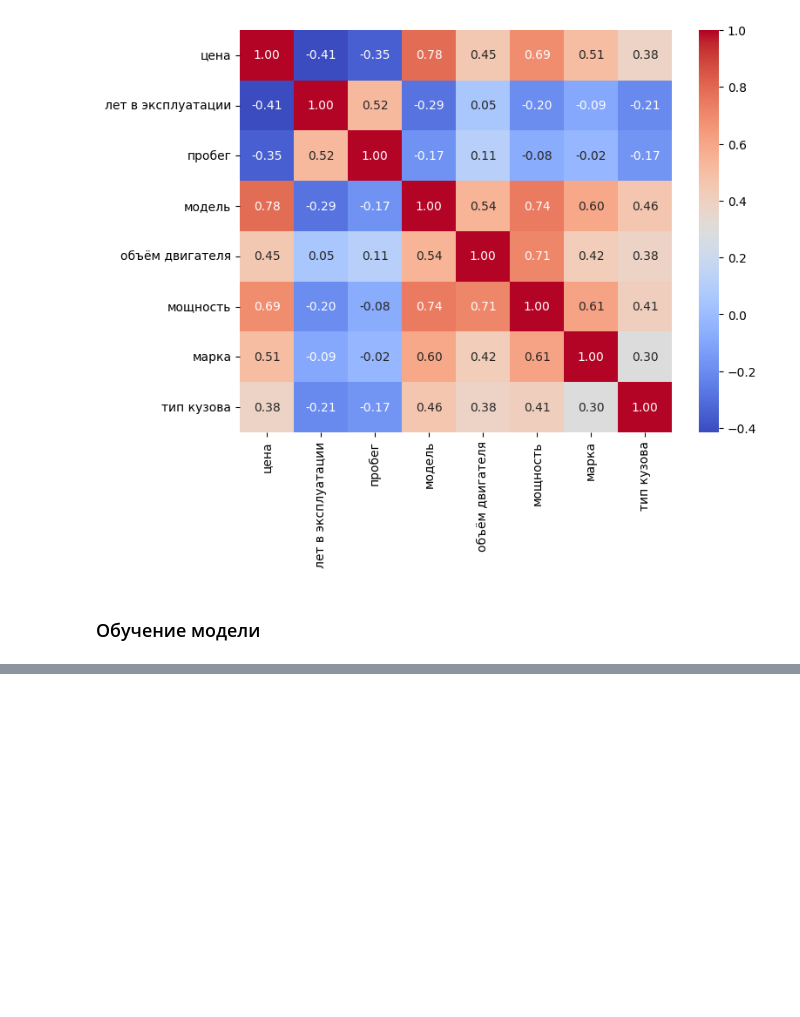
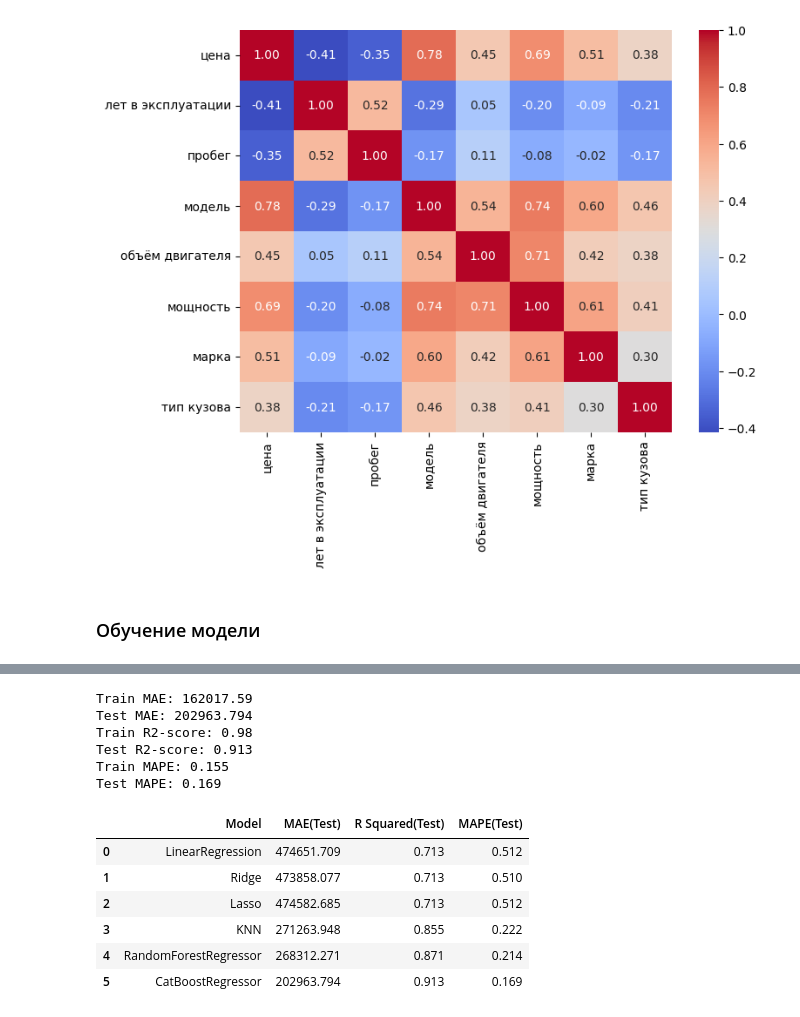
Before and after one commit to DmitryKolbanov/data-science-projects, a Jupyter notebook: car_price/notebooks/car_price_prediction.ipynb, the cells around one changed output, grey strips where cells are left out. Drawn from its saved outputs; the diff is of its cells as text; code cells hidden in the pictures; blank space fills up the shorter version.

```diff
--- a/car_price/notebooks/car_price_prediction.ipynb
+++ b/car_price/notebooks/car_price_prediction.ipynb
@@ -276,0 +277,36 @@ ValueError: numpy.dtype size changed, may indicate binary incompatibility. Expec
+# %%
+# напишем функцию для вывода и сохранения метрик модели
+from sklearn.metrics import mean_absolute_error, r2_score, mean_absolute_percentage_error
+
+MAE_train = []
+MAE_test = []
+R2_train = []
+R2_test = []
+MAPE_train = []
+MAPE_test = []
+
+def car_pred_model(model):
+    model.fit(X_train, y_train)
+
+    y_pred_train = model.predict(X_train)
+    MAE_train_model = mean_absolute_error(y_train, y_pred_train)
+    R2_train_model = r2_score(y_train, y_pred_train)
+    MAPE_train_model = mean_absolute_percentage_error(y_train, y_pred_train)
+    MAE_train.append(round(MAE_train_model, 3))
+    R2_train.append(round(R2_train_model, 3))
+    MAPE_train.append(round(MAPE_train_model, 3))
+
+    y_pred_test = model.predict(X_test)
+    MAE_test_model = mean_absolute_error(y_test, y_pred_test)
+    R2_test_model = r2_score(y_test, y_pred_test)
+    MAPE_test_model = mean_absolute_percentage_error(y_test, y_pred_test)
+    MAE_test.append(round(MAE_test_model, 3))
+    R2_test.append(round(R2_test_model, 3))
+    MAPE_test.append(round(MAPE_test_model, 3))
+
+    print("Train MAE:",round(MAE_train_model, 3))
+    print("Test MAE:",round(MAE_test_model, 3))
+    print("Train R2-score:",round(R2_train_model, 3))
+    print("Test R2-score:",round(R2_test_model, 3))
+    print("Train MAPE:",round(MAPE_train_model, 3))
+    print("Test MAPE:",round(MAPE_test_model, 3))
@@ -276,0 +408,39 @@ ValueError: numpy.dtype size changed, may indicate binary incompatibility. Expec
+# %%
+# построим градиентный бустинг
+from catboost import CatBoostRegressor
+
+cat_boost = CatBoostRegressor(silent=True)
+
+param_grid = {
+    'iterations': [200, 250, 300, 350, 400],
+    'learning_rate': [0.1, 0.5, 1],
+    'depth': [4, 6, 7, 8],
+    'l2_leaf_reg': [0, 1e-4, 0.1, 1],
+}
+
+cat_boost_rs = RandomizedSearchCV(cat_boost, param_distributions=param_grid)
+
+car_pred_model(cat_boost_rs)
+# %% [output]
+Train MAE: 162017.59
+Test MAE: 202963.794
+Train R2-score: 0.98
+Test R2-score: 0.913
+Train MAPE: 0.155
+Test MAPE: 0.169
+# %%
+# посмотрим на качество моделей
+models = ["LinearRegression", "Ridge", "Lasso",
+          "KNN", "RandomForestRegressor", "CatBoostRegressor"]
+results = pd.DataFrame({'Model': models, 'MAE(Test)': MAE_test,
+                        'R Squared(Test)': R2_test,
+                        'MAPE(Test)': MAPE_test})
+results
+# %% [output]
+|  | Model | MAE(Test) | R Squared(Test) | MAPE(Test) |
+| 0 | LinearRegression | 474651.709 | 0.713 | 0.512 |
+| 1 | Ridge | 473858.077 | 0.713 | 0.510 |
+| 2 | Lasso | 474582.685 | 0.713 | 0.512 |
+| 3 | KNN | 271263.948 | 0.855 | 0.222 |
+| 4 | RandomForestRegressor | 268312.271 | 0.871 | 0.214 |
+| 5 | CatBoostRegressor | 202963.794 | 0.913 | 0.169 |
```
Also changed, not shown: parts of 13 cells of this notebook, 2 other files.
